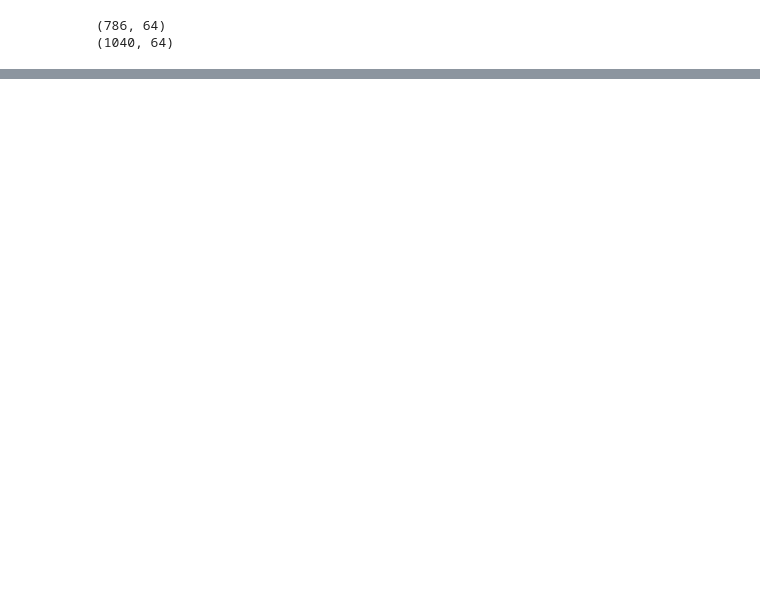
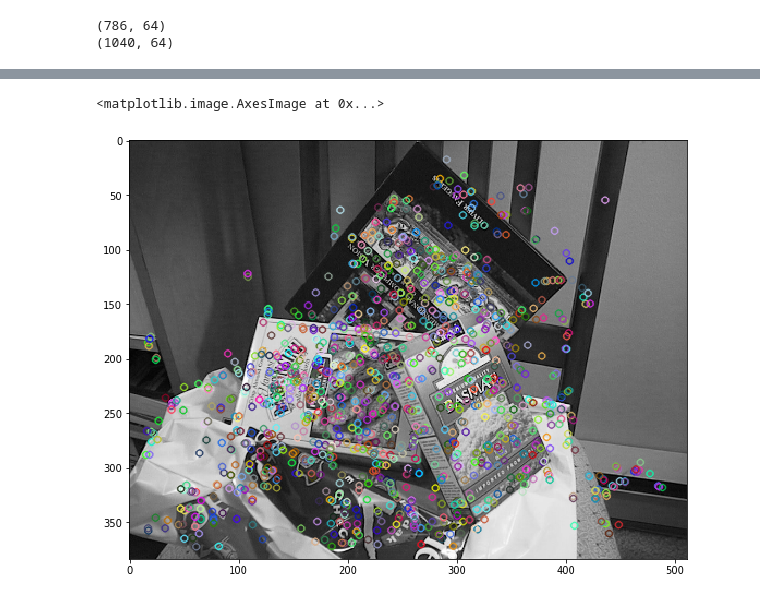
Before and after one commit to bapoczos/ScalableML, a Jupyter notebook: NearNeighbour/FLANN_Feature_Matching.ipynb, the cells around one changed output, grey strips where cells are left out. Saved outputs shown, nothing was run; the diff lists cells and outputs as text; code cells hidden in the pictures; blank space fills up the shorter version.

```diff
--- a/NearNeighbour/FLANN_Feature_Matching.ipynb
+++ b/NearNeighbour/FLANN_Feature_Matching.ipynb
@@ -59,3 +72,14 @@ print(descriptors2.shape)
+# %%
+#-- Draw keypoints
+img2b=img2
+img_keypoints = np.empty((img2b.shape[0], img2b.shape[1], 3), dtype=np.uint8)
+cv.drawKeypoints(img2b, keypoints2, img_keypoints)
+#-- Show detected (drawn) keypoints
+fig = plt.figure(figsize=(10, 10))
+plt.imshow(img_keypoints)
+# %% [output]
+<matplotlib.image.AxesImage at 0x...>
+[figure, added]
 # %%
 #-- Step 2: Matching descriptor vectors with a FLANN based matcher
 # Since SURF is a floating-point descriptor NORM_L2 is used
```
Also changed, not shown: parts of 8 cells of this notebook.
